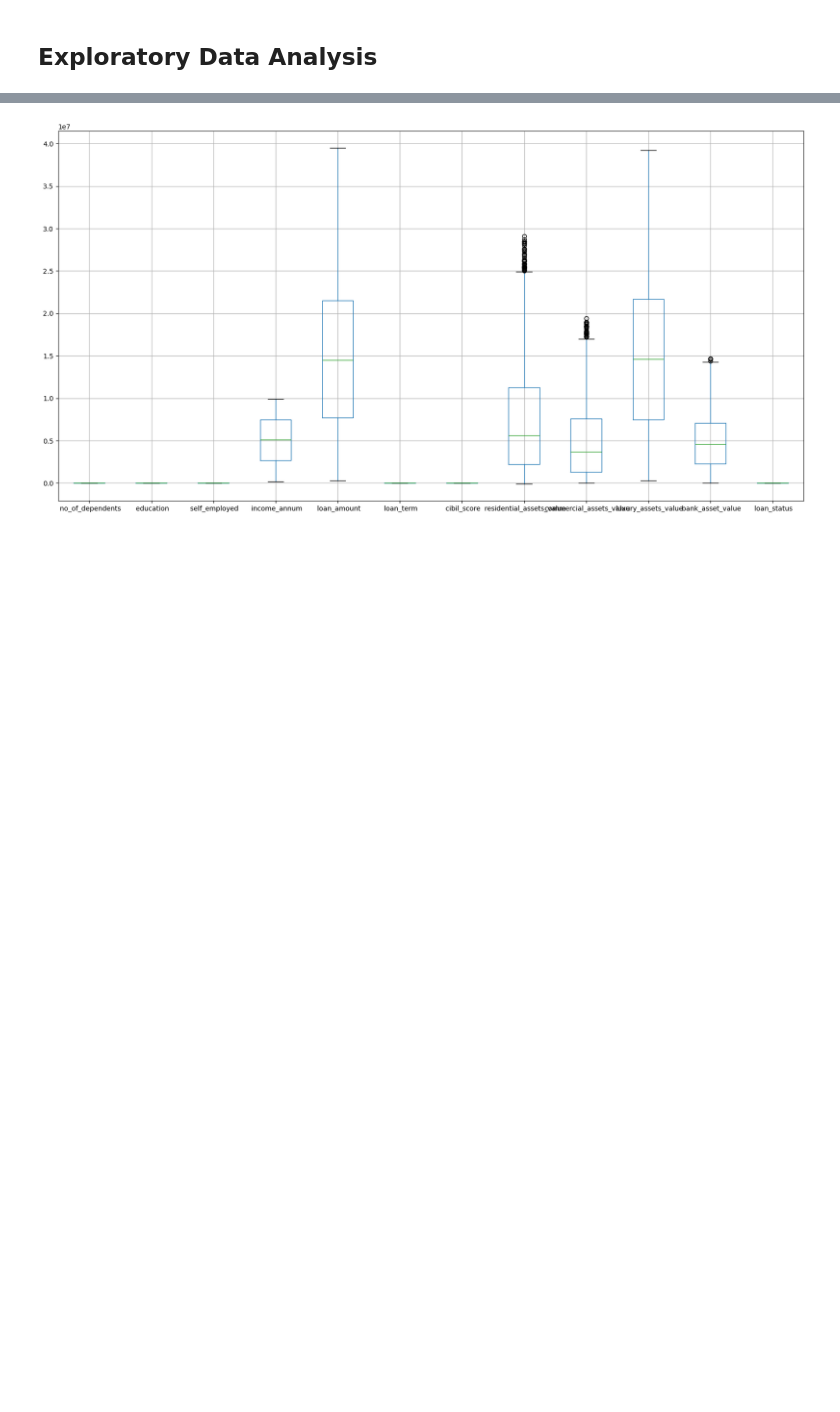
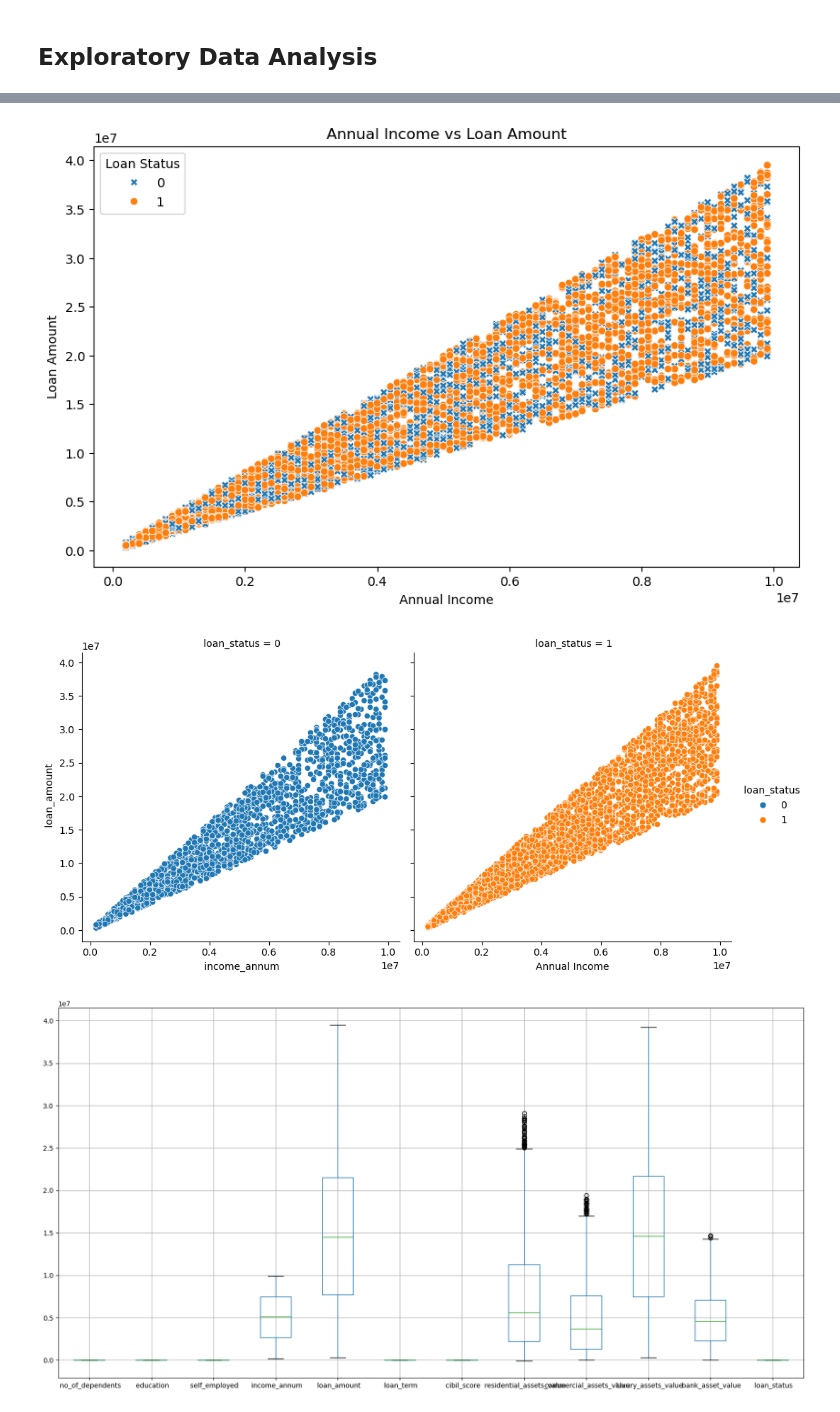
Before and after one commit to mch3pg4/60006CEM-MLTasks, a Jupyter notebook: Task2-Classification/MLTask2Classification.ipynb, the cells around one changed output, grey strips where cells are left out. Cells and saved outputs as stored; diff of their text form; code cells hidden in the pictures; blank space fills up the shorter version.

```diff
--- a/Task2-Classification/MLTask2Classification.ipynb
+++ b/Task2-Classification/MLTask2Classification.ipynb
@@ -157,6 +166,23 @@ data.describe()
 | 50% | 3.000000 | 1.000000 | 1.000000 | 5.100000e+06 | 1.450000e+07 | 10.000000 | 600.000000 | ... |
 | 75% | 4.000000 | 1.000000 | 1.000000 | 7.500000e+06 | 2.150000e+07 | 16.000000 | 748.000000 | ... |
 | max | 5.000000 | 1.000000 | 1.000000 | 9.900000e+06 | 3.950000e+07 | 20.000000 | 900.000000 | ... |
+# %%
+# show relationship between annual income and loan amount
+plt.figure(figsize=(10, 6))
+sns.scatterplot(x=' income_annum', y=' loan_amount', data=data, hue=' loan_status', style=' loan_status', markers={0: 'X', 1: 'o'})
+plt.legend(title='Loan Status')
+plt.xlabel('Annual Income')
+plt.ylabel('Loan Amount')
+plt.title('Annual Income vs Loan Amount')
+plt.show()
+
+sns.relplot(x=' income_annum', y=' loan_amount', data=data, hue=' loan_status', col=' loan_status', kind='scatter')
+plt.xlabel('Annual Income')
+plt.ylabel('Loan Amount')
+plt.show()
+# %% [output]
+[figure, added]
+[figure, added]
 # %%
 # check for outliers
 plt.figure(figsize=(20, 10))
```
Also changed, not shown: parts of 15 cells of this notebook.
